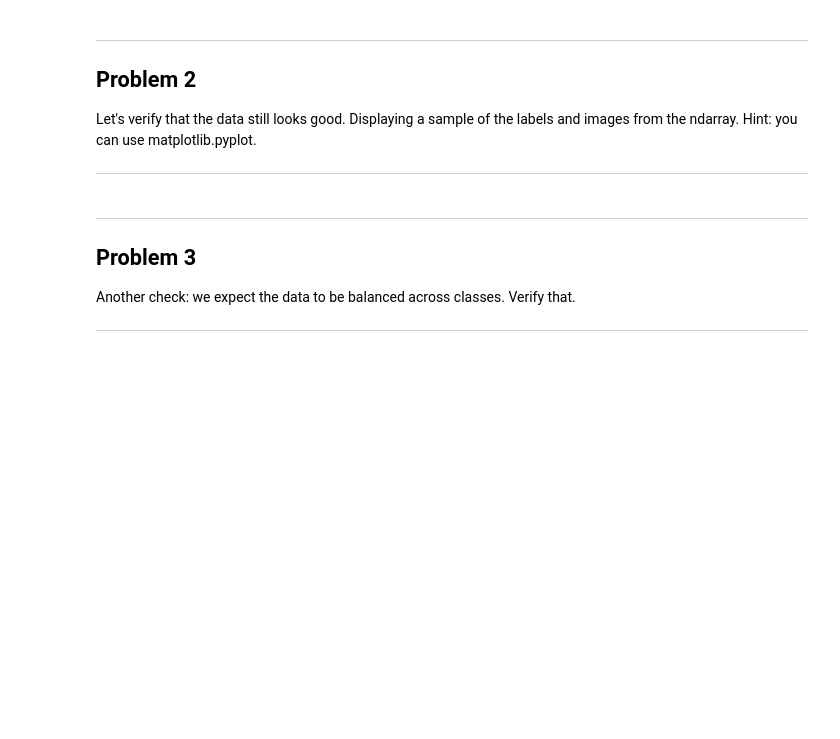
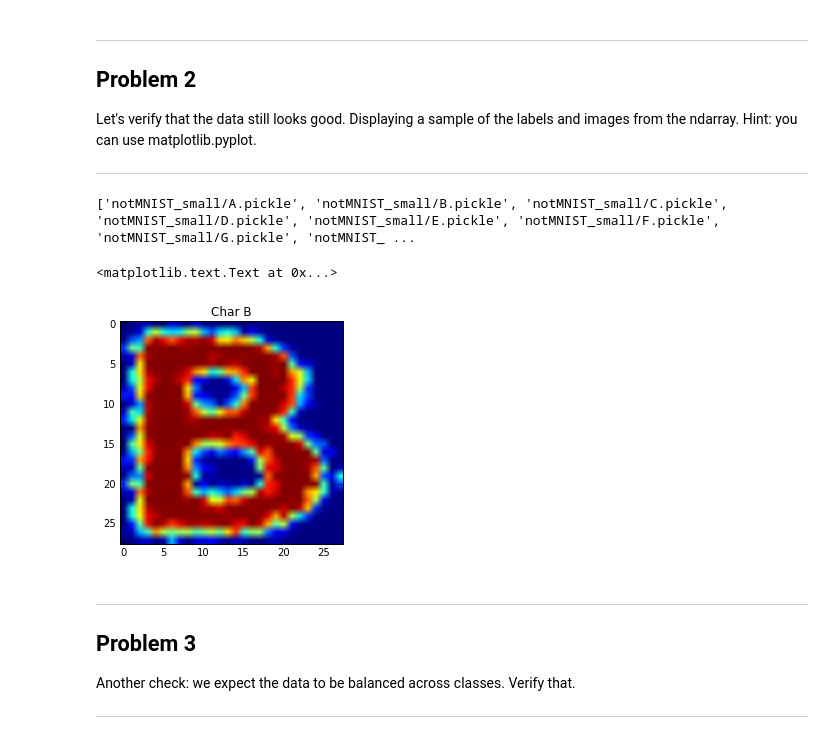
Before and after one commit to philbort/Deep_Learning_Google, a Jupyter notebook: L1_Machine_Learning_to_Deep_Learning/1_notmnist.ipynb, the cells around one changed output. Cells and saved outputs as stored; diff of their text form; code cells hidden in the pictures; blank space fills up the shorter version.

```diff
--- a/L1_Machine_Learning_to_Deep_Learning/1_notmnist.ipynb
+++ b/L1_Machine_Learning_to_Deep_Learning/1_notmnist.ipynb
@@ -152,7 +157,7 @@ image_size = 28  # Pixel width and height.
 pixel_depth = 255.0  # Number of levels per pixel.
 
 def load_letter(folder, min_num_images):
-  """Load the data for a single letter label."""
+  # Load the data for a single letter label
   image_files = os.listdir(folder)
   dataset = np.ndarray(shape=(len(image_files), image_size, image_size),
                          dtype=np.float32)
@@ -166,7 +171,7 @@ def load_letter(folder, min_num_images):
       if image_data.shape != (image_size, image_size):
         raise Exception('Unexpected image shape: %s' % str(image_data.shape))
       dataset[num_images, :, :] = image_data
-      num_images = num_images + 1
+      num_images += 1
     except IOError as e:
       print('Could not read:', image_file, ':', e, '- it\'s ok, skipping.')
 
@@ -227,6 +232,21 @@ Problem 2
 Let's verify that the data still looks good. Displaying a sample of the labels and images from the ndarray. Hint: you can use matplotlib.pyplot.
 
 ---
+# %%
+# Test_datasets has smaller images and loads much faster
+print(test_datasets)
+# Choose a random letter
+i = random.randint(0, 9)
+# Load the images
+with open(test_datasets[i], 'rb') as f:
+    letter_set = pickle.load(f)
+# Display the first image
+plt.imshow(letter_set[0])
+plt.title("Char %s" %chr(ord('A')+i))
+# %% [output]
+['notMNIST_small/A.pickle', 'notMNIST_small/B.pickle', 'notMNIST_small/C.pickle', 'notMNIST_small/D.pickle', 'notMNIST_small/E.pickle', 'notMNIST_small/F.pickle', 'notMNIST_small/G.pickle', 'notMNIST_ ...
+<matplotlib.text.Text at 0x...>
+[figure, added]
 # %% [markdown]
 ---
 Problem 3
```
Also changed, not shown: parts of 3 cells of this notebook.
